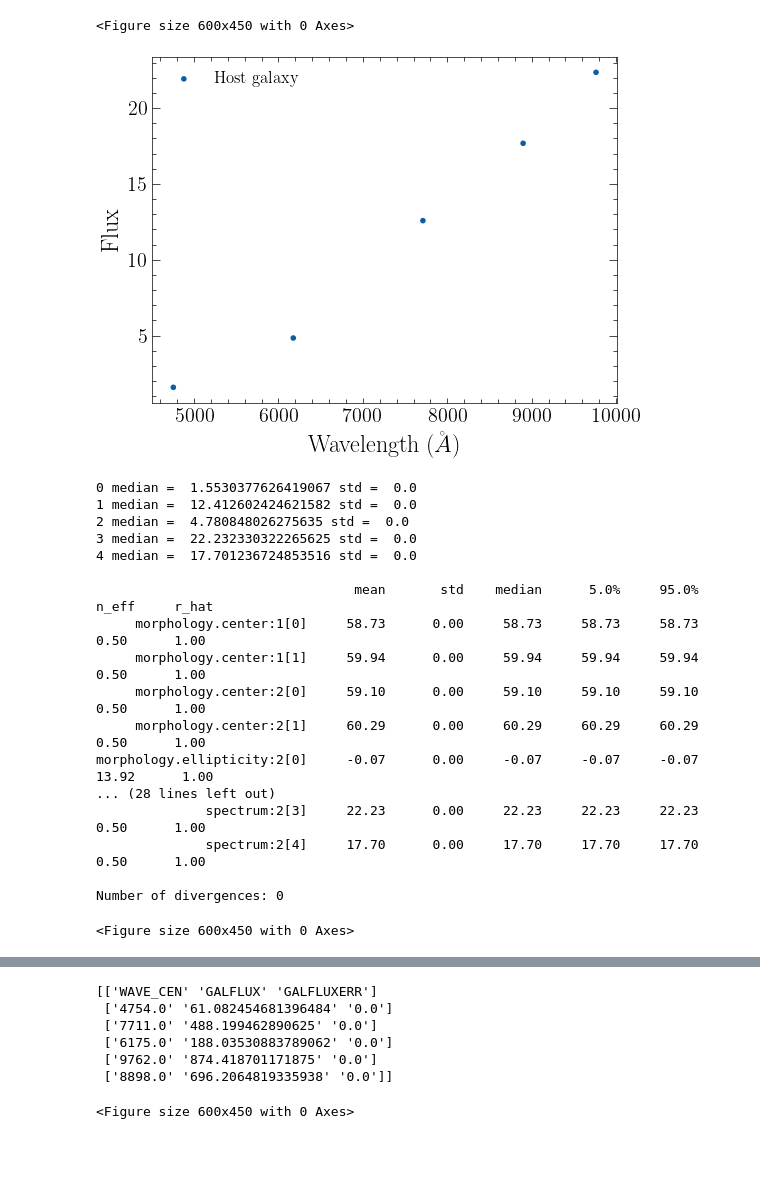
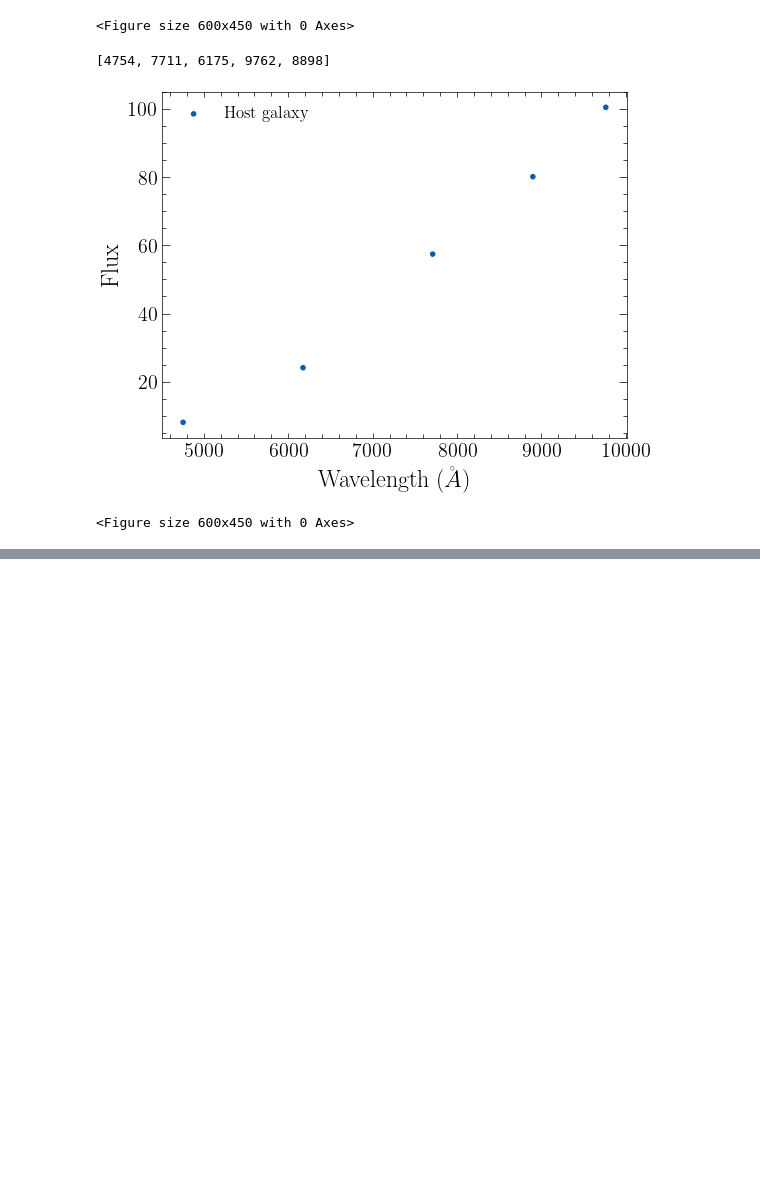
Before and after one commit to charlotteaward/TimeDomainScarlet2, a Jupyter notebook: notebooks/HSC_AGN_example.ipynb, the cells around one changed output, grey strips where cells are left out. Cells and saved outputs as stored; diff of their text form; code cells hidden in the pictures; blank space fills up the shorter version.

```diff
--- a/notebooks/HSC_AGN_example.ipynb
+++ b/notebooks/HSC_AGN_example.ipynb
@@ -208,7 +206,7 @@ for band,w in zip(bandall,waves):
             psfs.append(matches[0])
 
     #Select the number of images you wish to model
-    maximg=5
+    maximg=100
     for ind,(img,psf) in enumerate(zip(imageout,psfs)):
         epochs = np.asarray([obs.channels[0][0] for obs in observations])
         if np.sum(epochs==band)>=maximg:
@@ -274,7 +272,7 @@ model_frame,offset = scarlet.Frame.from_observations(observations, coverage='int
 frame_psf_sc2 = scarlet2.GaussianPSF(0.7)
 model_frame_sc2 = scarlet2.Frame(scarlet2.Box((len(observations_sc2_init),observations_sc2_init[0].data.shape[-1],observations_sc2_init[0].data.shape[-2])), psf=frame_psf_sc2, channels=channels_sc2)
 
-print('Total images = ',len(observations_sc2_init))
+print('Total images = ',len(observations_sc2_init),bands)
 for obs in observations_sc2_init:
     obs.match(model_frame_sc2)
 # %% [output]
@@ -400,13 +394,13 @@ with scarlet2.Scene(model_frame_sc2) as scene:
                     scarlet2.ArraySpectrum(jnp.asarray(flux)))#, stepsize=AGN_step, constraint=constraints.positive), epochs = channels_zeroed)#,constraint = scarlet2.PositiveConstraint())
 
             print('Making host galaxy')
-            flux = np.asarray(initialization.pixel_spectrum(observations_sc2, center))[:,0][inds0]
+            flux = 8*np.asarray(initialization.pixel_spectrum(observations_sc2, center))[:,0][inds0]
 
             sersic = scarlet2.SersicMorphology(
                                         center = jnp.asarray(np.asfarray(centerpix)),
                                         ellipticity = jnp.asarray([0.1,0.1]),
                                         size= jnp.asarray(4.0),
-                                        n=jnp.asarray(1.5),
+                                        n=jnp.asarray(2.5),
                         )
             scarlet2.Source(
                 centerpix,
@@ -430,7 +424,7 @@ with scarlet2.Scene(model_frame_sc2) as scene:
                 scarlet2.StaticArraySpectrum(jnp.asarray(flux),filters=bandall),
                 scarlet2.ArrayMorphology(morph_init))
 
-step = lambda p: scarlet2.relative_step(p, factor=1e-3)
+step = lambda p: scarlet2.relative_step(p, factor=5e-4)
 parameters = scene.make_parameters()
 for i in range(len(scene.sources)):
     if i==indtransient:
@@ -560,13 +569,13 @@ if makequicklc==True:
 # %%
 from numpyro.infer.initialization import init_to_sample
 getquickgalaxySED=True
-dosampling=True
+dosampling=False
 plotlc=False
 wave=waveselect
-
+print(waveselect)
 if getquickgalaxySED==True:
     out = np.column_stack((wave,scene_.sources[indtransient+1].spectrum.data))
-    np.savetxt(plotdir+'/sed_quick.txt',np.asarray(out,dtype=str),fmt='%s')
+    np.savetxt(plotdir+'/sed_quick_updated.txt',np.asarray(out,dtype=str),fmt='%s')
     #fac = np.sum(scene_.sources[indtransient+1].morphology.data,axis=(-2,-1))
     fac=1
     plt.scatter(wave,fac*scene_.sources[indtransient+1].spectrum.data,marker='.',linestyle='',label='Host galaxy')
@@ -581,13 +590,13 @@ if dosampling==True:
     parameters = scene_.make_parameters()
     p = scene_.sources[indtransient+1].morphology.center
     prior = dist.Normal(p, scale=0.1)
-    parameters += Parameter(p, name=f"morphology.center:"+str(indtransient+1), prior=prior)
+    #parameters += Parameter(p, name=f"morphology.center:"+str(indtransient+1), prior=prior)
     p = scene_.sources[indtransient+1].morphology.ellipticity
     prior = dist.Normal(p, scale=0.1)
-    parameters += Parameter(p, name=f"morphology.ellipticity:"+str(indtransient+1), prior=dist.Normal(p, scale=0.5))
+    #parameters += Parameter(p, name=f"morphology.ellipticity:"+str(indtransient+1), prior=dist.Normal(p, scale=0.5))
     p = scene_.sources[indtransient+1].morphology.size
     prior = dist.Normal(p, scale=0.1)
-    parameters += Parameter(p, name=f"morphology.size:"+str(indtransient+1), prior=dist.Normal(p, scale=1.0))
+    #parameters += Parameter(p, name=f"morphology.size:"+str(indtransient+1), prior=dist.Normal(p, scale=1.0))
     p = scene_.sources[indtransient+1].morphology.n
     prior = dist.Normal(p, scale=0.1)
     parameters += Parameter(p, name=f"morphology.n:"+str(indtransient+1), prior=dist.Normal(p, scale=0.5))
@@ -599,16 +608,17 @@ if dosampling==True:
     parameters += Parameter(p, name=f"spectrum:"+str(indtransient), prior=prior)
     p = scene_.sources[indtransient].morphology.center
     prior = dist.Normal(p, scale=0.1)
-    parameters += Parameter(p, name=f"morphology.center:"+str(indtransient), prior=prior)
+    #parameters += Parameter(p, name=f"morphology.center:"+str(indtransient), prior=prior)
 
-    mcmc = scene_.sample(observations_sc2,parameters,num_warmup=50, num_samples=300, dense_mass=True, init_strategy=init_to_sample)
+    mcmc = scene_.sample(observations_sc2,parameters,num_warmup=10, num_samples=20, dense_mass=True, init_strategy=init_to_sample)
 
     #Get point source position and uncertainties
+    '''
     q = mcmc.get_samples()["morphology.center:"+str(indtransient)]
     q1 = np.percentile(q,[2.5,16,50,84,97.5],axis=0)
     centerAGN = np.asfarray([q1[2,0],q1[2,1]])
     errorAGN = np.asarray([np.abs(q1[3,0]-q1[1,0]),np.abs(q1[3,1]-q1[1,1])])
-
+    '''
     #Get host galaxy spectrum and uncertainties
     q = mcmc.get_samples()['spectrum:'+str(indtransient+1)]
     q1 = np.percentile(q,[2.5,16,50,84,97.5],axis=0)
@@ -638,7 +648,8 @@ if dosampling==True:
     outsed=np.column_stack((wave,sedgal,sedgalerr))
     outsed = np.vstack((outsedhead,outsed))
     print(outsed)
-    np.savetxt(plotdir+'/sedgal.txt',np.asarray(outsed,dtype=str),fmt='%s')
+    np.savetxt(plotdir+'/sedgal_updated.txt',np.asarray(outsed,dtype=str),fmt='%s')
+    print('Saved',plotdir+'/sedgal_updated.txt')
 
 if plotlc==True:
     #Get transient light curve
@@ -663,49 +674,33 @@ if plotlc==True:
     for bind,(b,c) in enumerate(zip(bandall,['green','orange','red','purple','blue'])):
         plt.errorbar(times[epochs==b]-57700,fluxes[epochs==b],yerr = fluxerrors[epochs==b],linestyle='',label=b,color=c,marker='.')#+fluxgal[epochs==b]),label=b,color=c,marker='.')
     plt.xlabel('MJD-57700')
     plt.xlim((0,300))
     #plt.ylim((22.0,22.3))
     plt.ylabel('Flux')
     plt.legend()
     plt.title(srcname)
     plt.savefig(plotdir+'/'+srcname+'_lc_flux.png')
     plt.show()
     plt.clf()
     outlchead=['MJD','FLUX','FLUXERR','BAND']
     outlc=np.column_stack((times,fluxes,fluxerrors,epochs))
     outlc = np.vstack((outlchead,outlc))
     np.savetxt(plotdir+'/lc.txt',np.asarray(outlc,dtype=str),fmt='%s')
     sed=[]
     sederr=[]
     for b,c in zip(bandall,['green','orange','red','purple','blue']):
         sed.append(np.mean(fluxes[epochs==b]))
         sederr.append(np.std(fluxes[epochs==b]))
         plt.errorbar(times[epochs==b]-57700,25-2.5*np.log10(fluxes[epochs==b]),yerr = 1.0857*fluxerrors[epochs==b]/fluxes[epochs==b],linestyle='',label=b,color=c,marker='.')#+fluxgal[epochs==b]),label=b,color=c,marker='.')
     plt.xlabel('MJD-57700')
     plt.xlim((0,300))
     #plt.ylim((22.0,22.3))
     plt.ylabel('Magnitude')
     plt.gca().invert_yaxis()
     plt.legend()
     plt.savefig(plotdir+'/'+srcname+'_lc_mag.png')
     plt.show()
 # %% [output]
+[4754, 7711, 6175, 9762, 8898]
-[figure, old version]
+[figure, new version]
-0 median =  1.5530377626419067 std =  0.0
-1 median =  12.412602424621582 std =  0.0
-2 median =  4.780848026275635 std =  0.0
-3 median =  22.232330322265625 std =  0.0
-4 median =  17.701236724853516 std =  0.0
-
-                                 mean       std    median      5.0%     95.0%     n_eff     r_hat
-     morphology.center:1[0]     58.73      0.00     58.73     58.73     58.73      0.50      1.00
-     morphology.center:1[1]     59.94      0.00     59.94     59.94     59.94      0.50      1.00
-     morphology.center:2[0]     59.10      0.00     59.10     59.10     59.10      0.50      1.00
-     morphology.center:2[1]     60.29      0.00     60.29     60.29     60.29      0.50      1.00
-morphology.ellipticity:2[0]     -0.07      0.00     -0.07     -0.07     -0.07     13.92      1.00
-... (28 lines left out)
-              spectrum:2[3]     22.23      0.00     22.23     22.23     22.23      0.50      1.00
-              spectrum:2[4]     17.70      0.00     17.70     17.70     17.70      0.50      1.00
-
-Number of divergences: 0
 <Figure size 600x450 with 0 Axes>
@@ -713,9 +707,2 @@ Number of divergences: 0
-[['WAVE_CEN' 'GALFLUX' 'GALFLUXERR']
- ['4754.0' '61.082454681396484' '0.0']
- ['7711.0' '488.199462890625' '0.0']
- ['6175.0' '188.03530883789062' '0.0']
- ['9762.0' '874.418701171875' '0.0']
- ['8898.0' '696.2064819335938' '0.0']]
-<Figure size 600x450 with 0 Axes>
 # %% [markdown]
 ##
```
Also changed, not shown: parts of 6 cells of this notebook, 1 other file.
